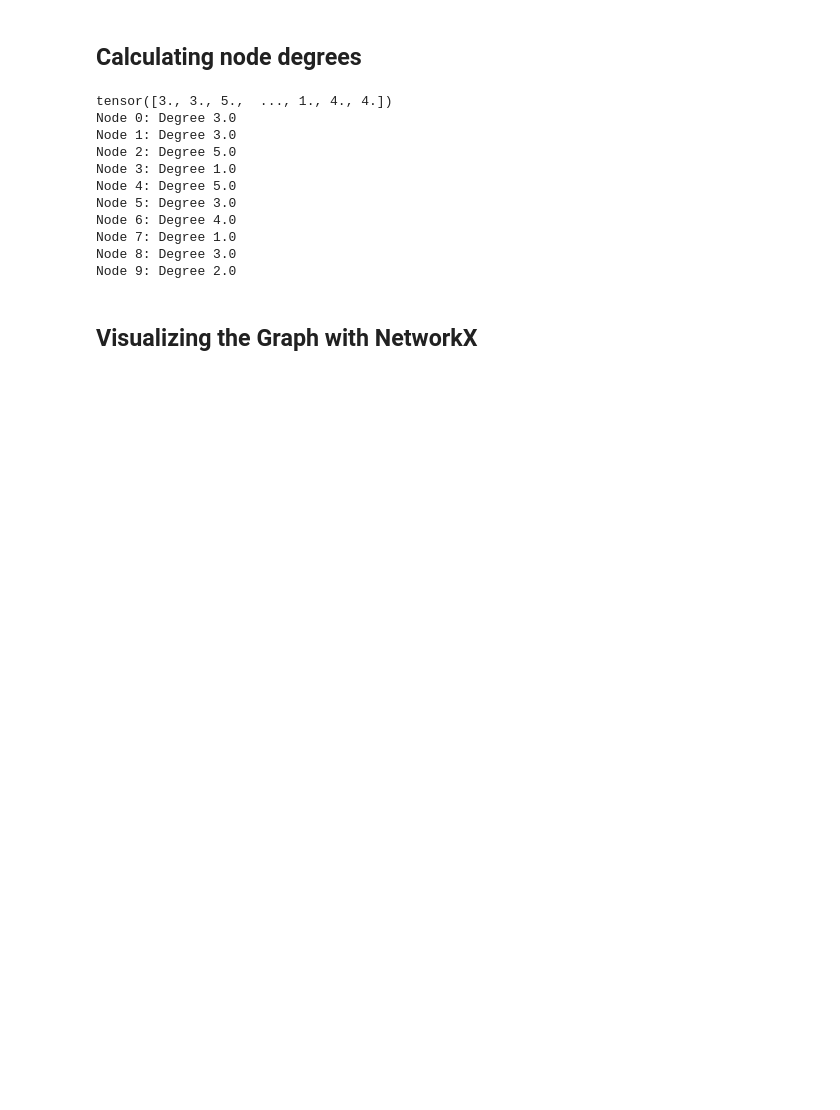
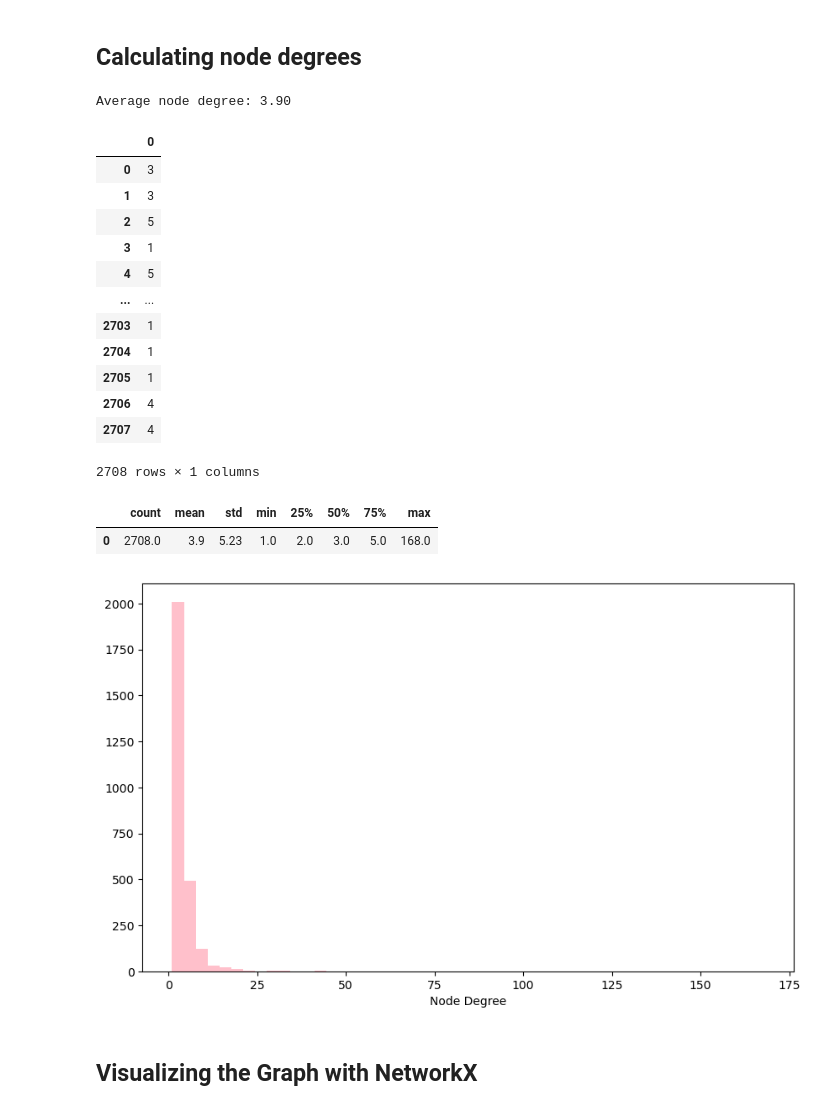
Before and after one commit to justramle/GNN-GCN-VNN-on-CoraDataset, a Jupyter notebook: gnn.ipynb, the cells around one changed output. Drawn from its saved outputs; the diff is of its cells as text; code cells hidden in the pictures; blank space fills up the shorter version.

Commit message:
inspect node degrees

```diff
--- a/gnn.ipynb
+++ b/gnn.ipynb
@@ -53,26 +77,42 @@ Graph has loops: False
 # %% [markdown]
 ## Calculating node degrees
-# %%
-edge_index = data.edge_index
-
-# count occurrent of each nodes in first row
-node_degrees = degree(edge_index[0], num_nodes= data.num_nodes)
-print(node_degrees)
-
-node_degrees_list = node_degrees.tolist()
-for i, degree in enumerate(node_degrees_list[:10]):
-    print(f"Node {i}: Degree {degree}")
-# %% [output]
-tensor([3., 3., 5.,  ..., 1., 4., 4.])
-Node 0: Degree 3.0
-Node 1: Degree 3.0
-Node 2: Degree 5.0
-Node 3: Degree 1.0
-Node 4: Degree 5.0
-Node 5: Degree 3.0
-Node 6: Degree 4.0
-Node 7: Degree 1.0
-Node 8: Degree 3.0
-Node 9: Degree 2.0
+# %%
+
+average_node_degree = data.num_edges / data.num_nodes
+print(f"Average node degree: {average_node_degree:.2f}")
+
+
+G = to_networkx(data, to_undirected=True)
+degrees = []
+for i, node in G.degree():
+    degrees.append(node)
+
+display(pd.DataFrame(pd.Series(degrees)))
+display(pd.DataFrame(pd.Series(degrees).describe()).transpose().round(2))
+
+
+plt.figure(figsize=(10, 6))
+n, bins, patches = plt.hist(degrees, bins=50, color="pink")
+
+plt.xlabel("Node Degree")
+plt.show()
+# %% [output]
+Average node degree: 3.90
+|  | 0 |
+| 0 | 3 |
+| 1 | 3 |
+| 2 | 5 |
+| 3 | 1 |
+| 4 | 5 |
+| ... | ... |
+| 2703 | 1 |
+| 2704 | 1 |
+| 2705 | 1 |
+| 2706 | 4 |
+| 2707 | 4 |
+2708 rows × 1 columns
+|  | count | mean | std | min | 25% | 50% | 75% | max |
+| 0 | 2708.0 | 3.9 | 5.23 | 1.0 | 2.0 | 3.0 | 5.0 | 168.0 |
+[figure, added]
 # %% [markdown]
 ## Visualizing the Graph with NetworkX
```
Also changed, not shown: parts of 12 cells of this notebook.
